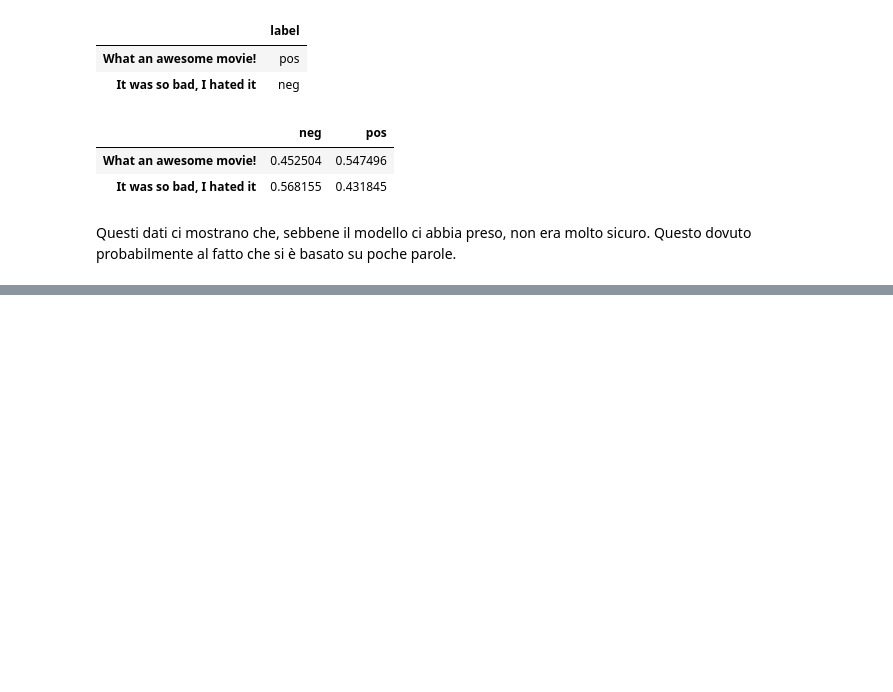
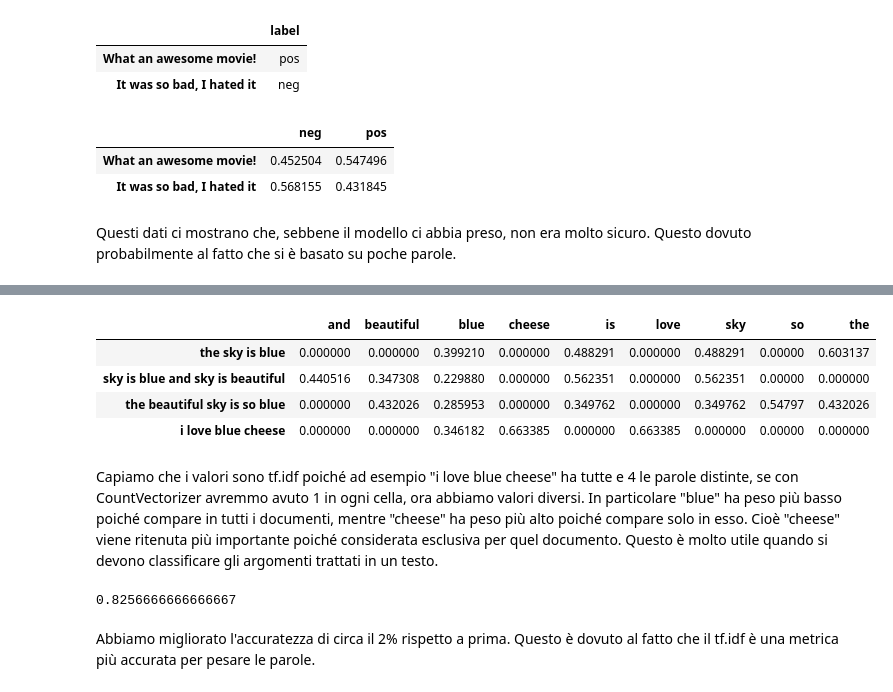
Before and after one commit to paniniDot/dataintensive-lectures, a Jupyter notebook: nlp.ipynb, the cells around one changed output, grey strips where cells are left out. Drawn from its saved outputs; the diff is of its cells as text; code cells hidden in the pictures; blank space fills up the shorter version.

```diff
--- a/nlp.ipynb
+++ b/nlp.ipynb
@@ -462,0 +556,28 @@ Questi dati ci mostrano che, sebbene il modello ci abbia preso, non era molto si
+# %%
+from sklearn.feature_extraction.text import TfidfVectorizer
+vect = TfidfVectorizer()
+dtm = vect.fit_transform(docs)
+pd.DataFrame(
+    dtm.toarray(),
+    index=docs,
+    columns=vect.get_feature_names_out()
+)
+# %% [output]
+|  | and | beautiful | blue | cheese | is | love | sky | so | the |
+| the sky is blue | 0.000000 | 0.000000 | 0.399210 | 0.000000 | 0.488291 | 0.000000 | 0.488291 | 0.00000 | 0.603137 |
+| sky is blue and sky is beautiful | 0.440516 | 0.347308 | 0.229880 | 0.000000 | 0.562351 | 0.000000 | 0.562351 | 0.00000 | 0.000000 |
+| the beautiful sky is so blue | 0.000000 | 0.432026 | 0.285953 | 0.000000 | 0.349762 | 0.000000 | 0.349762 | 0.54797 | 0.432026 |
+| i love blue cheese | 0.000000 | 0.000000 | 0.346182 | 0.663385 | 0.000000 | 0.663385 | 0.000000 | 0.00000 | 0.000000 |
+# %% [markdown]
+Capiamo che i valori sono tf.idf poiché ad esempio "i love blue cheese" ha tutte e 4 le parole distinte, se con CountVectorizer avremmo avuto 1 in ogni cella, ora abbiamo valori diversi. In particolare "blue" ha peso più basso poiché compare in tutti i documenti, mentre "cheese" ha peso più alto poiché compare solo in esso. Cioè "cheese" viene ritenuta più importante poiché considerata esclusiva per quel documento. Questo è molto utile quando si devono classificare gli argomenti trattati in un testo.
+# %%
+model = Pipeline([
+    ("vect", TfidfVectorizer()),
+    ("lrm", LogisticRegression(solver="saga", C=10))
+])
+model.fit(reviews_train["text"], reviews_train["label"])
+model.score(reviews_val["text"], reviews_val["label"])
+# %% [output]
+0.8256666666666667
+# %% [markdown]
+Abbiamo migliorato l'accuratezza di circa il 2% rispetto a prima. Questo è dovuto al fatto che il tf.idf è una metrica più accurata per pesare le parole.
```
Also changed, not shown: parts of 36 cells of this notebook.
